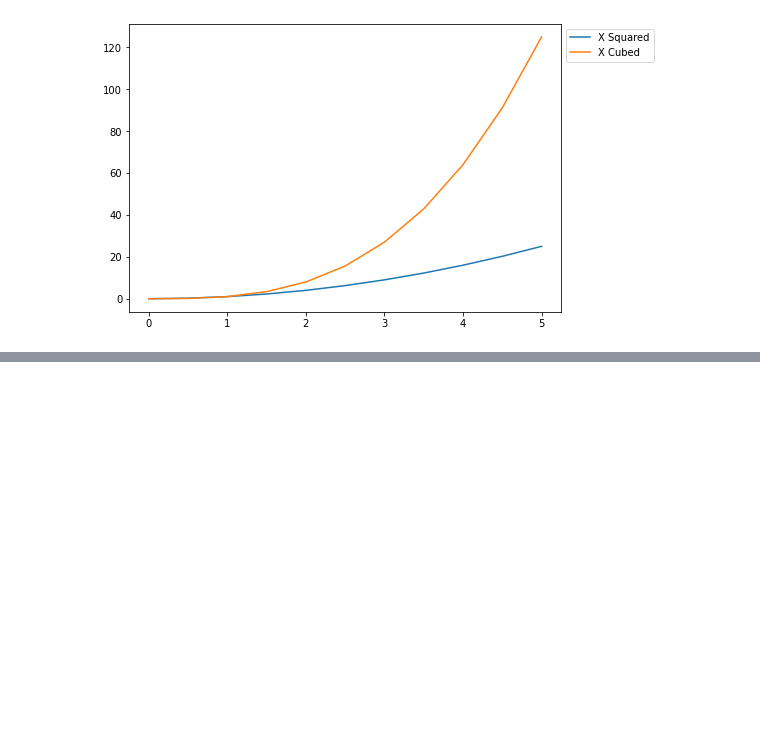
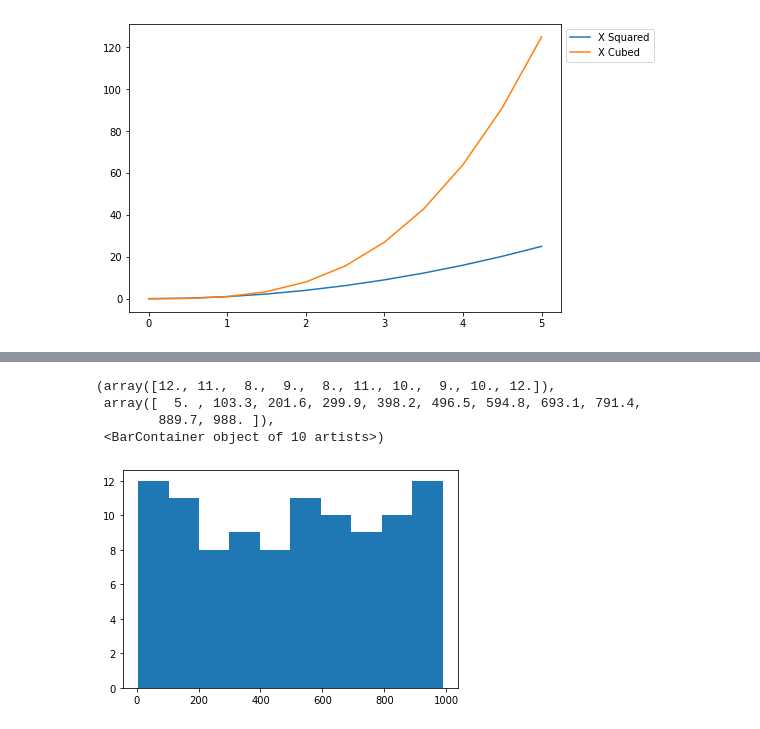
Before and after one commit to rmanaem/py4datasci, a Jupyter notebook: notebooks/matplotlib.ipynb, the cells around one changed output, grey strips where cells are left out. Saved outputs shown, nothing was run; the diff lists cells and outputs as text; code cells hidden in the pictures; blank space fills up the shorter version.

```diff
--- a/notebooks/matplotlib.ipynb
+++ b/notebooks/matplotlib.ipynb
@@ -149,0 +184,10 @@ ax.legend(['X Squared', 'X Cubed'], bbox_to_anchor=(1.0, 1.0), loc='upper left')
+# %%
+# Histogram
+data = sample(range(1, 1000), 100)
+plt.hist(data)
+# %% [output]
+(array([12., 11.,  8.,  9.,  8., 11., 10.,  9., 10., 12.]),
+ array([  5. , 103.3, 201.6, 299.9, 398.2, 496.5, 594.8, 693.1, 791.4,
+        889.7, 988. ]),
+ <BarContainer object of 10 artists>)
+[figure, added]
```
Also changed, not shown: parts of 8 cells of this notebook.
